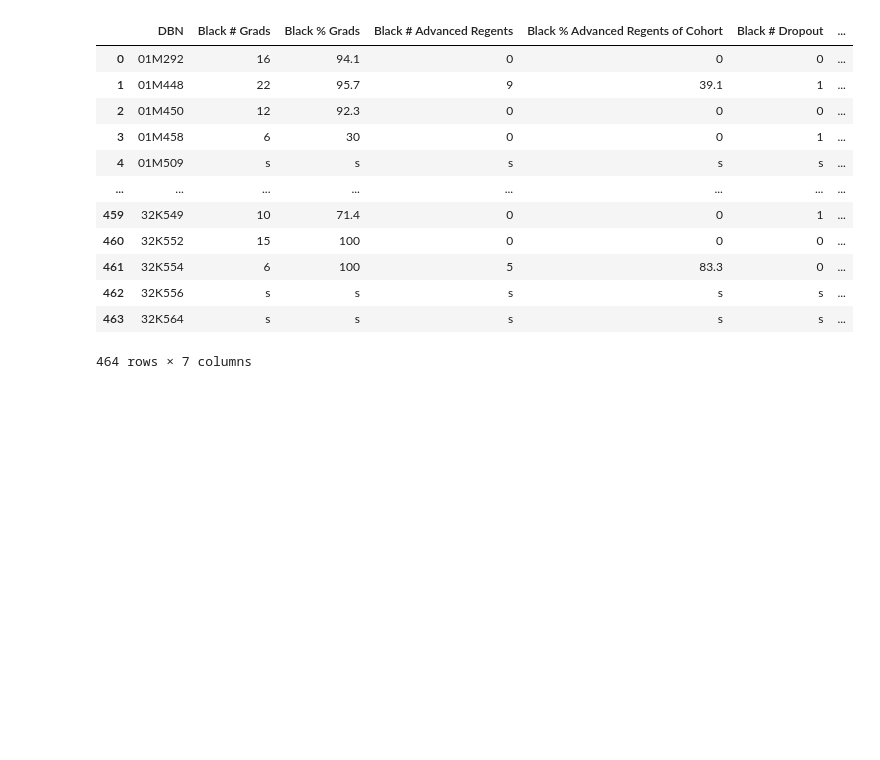
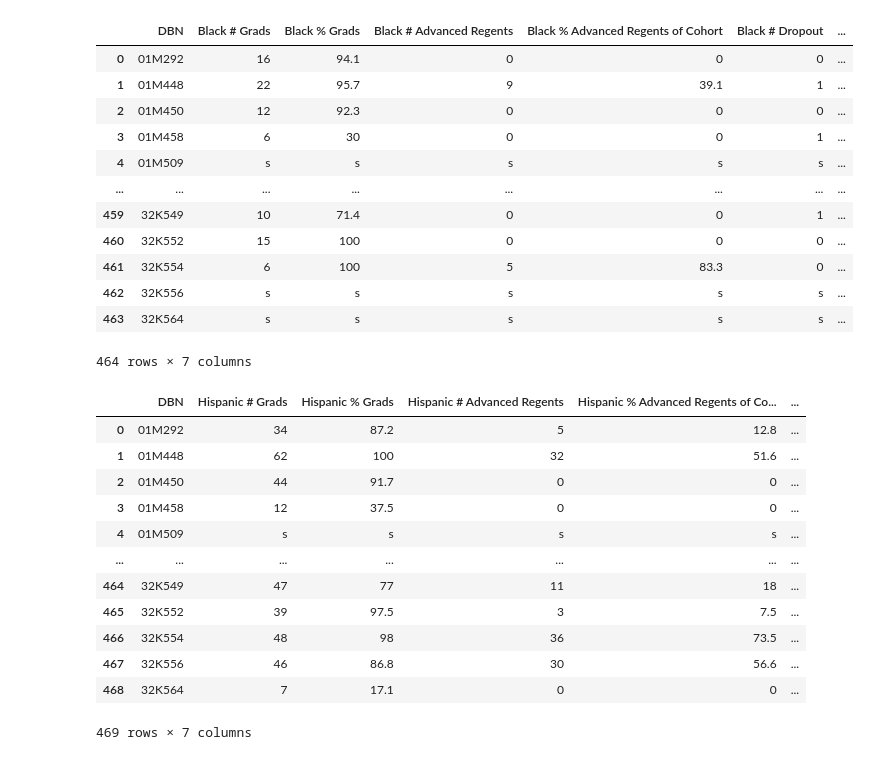
Before and after one commit to es2681/group_project, a Jupyter notebook: Transformed Data Tables/Ethnicities.ipynb, the cells around one changed output. Drawn from its saved outputs; the diff is of its cells as text; code cells hidden in the pictures; blank space fills up the shorter version.

```diff
--- a/Transformed Data Tables/Ethnicities.ipynb
+++ b/Transformed Data Tables/Ethnicities.ipynb
@@ -120,3 +120,21 @@ black
 | 462 | 32K556 | s | s | s | s | s | ... |
 | 463 | 32K564 | s | s | s | s | s | ... |
 464 rows × 7 columns
+# %%
+hispanic = df2.loc[df2['Category'] == 'Hispanic', ['DBN', '# Grads', '% Grads', '# Advanced Regents', '% Advanced Regents of Cohort', '# Dropout', '% Dropout']].set_index('DBN')
+hispanic = hispanic.add_prefix('Hispanic ').reset_index()
+hispanic
+# %% [output]
+|  | DBN | Hispanic # Grads | Hispanic % Grads | Hispanic # Advanced Regents | Hispanic % Advanced Regents of Co... | ... |
+| 0 | 01M292 | 34 | 87.2 | 5 | 12.8 | ... |
+| 1 | 01M448 | 62 | 100 | 32 | 51.6 | ... |
+| 2 | 01M450 | 44 | 91.7 | 0 | 0 | ... |
+| 3 | 01M458 | 12 | 37.5 | 0 | 0 | ... |
+| 4 | 01M509 | s | s | s | s | ... |
+| ... | ... | ... | ... | ... | ... | ... |
+| 464 | 32K549 | 47 | 77 | 11 | 18 | ... |
+| 465 | 32K552 | 39 | 97.5 | 3 | 7.5 | ... |
+| 466 | 32K554 | 48 | 98 | 36 | 73.5 | ... |
+| 467 | 32K556 | 46 | 86.8 | 30 | 56.6 | ... |
+| 468 | 32K564 | 7 | 17.1 | 0 | 0 | ... |
+469 rows × 7 columns
```
Also changed, not shown: parts of 4 cells of this notebook.
